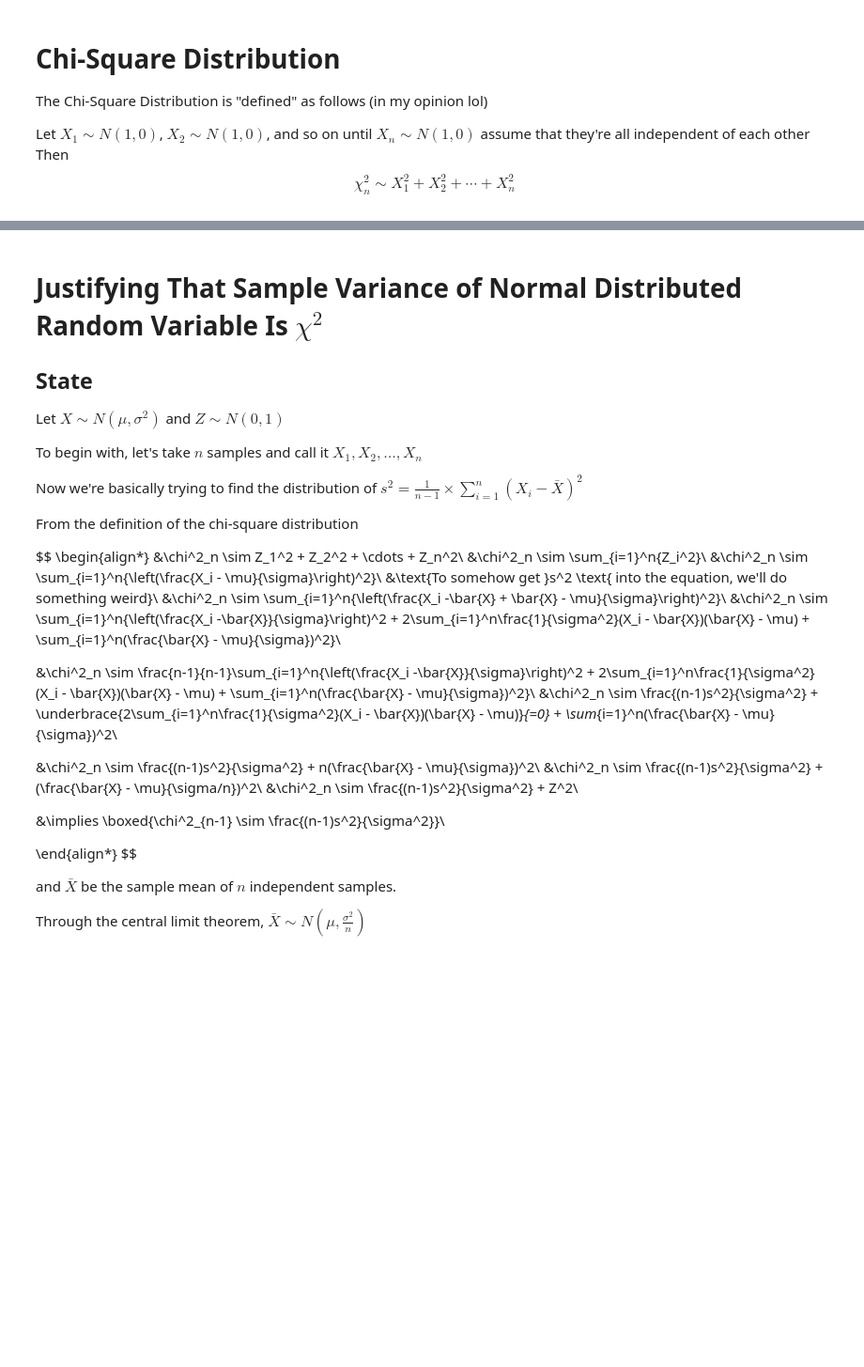
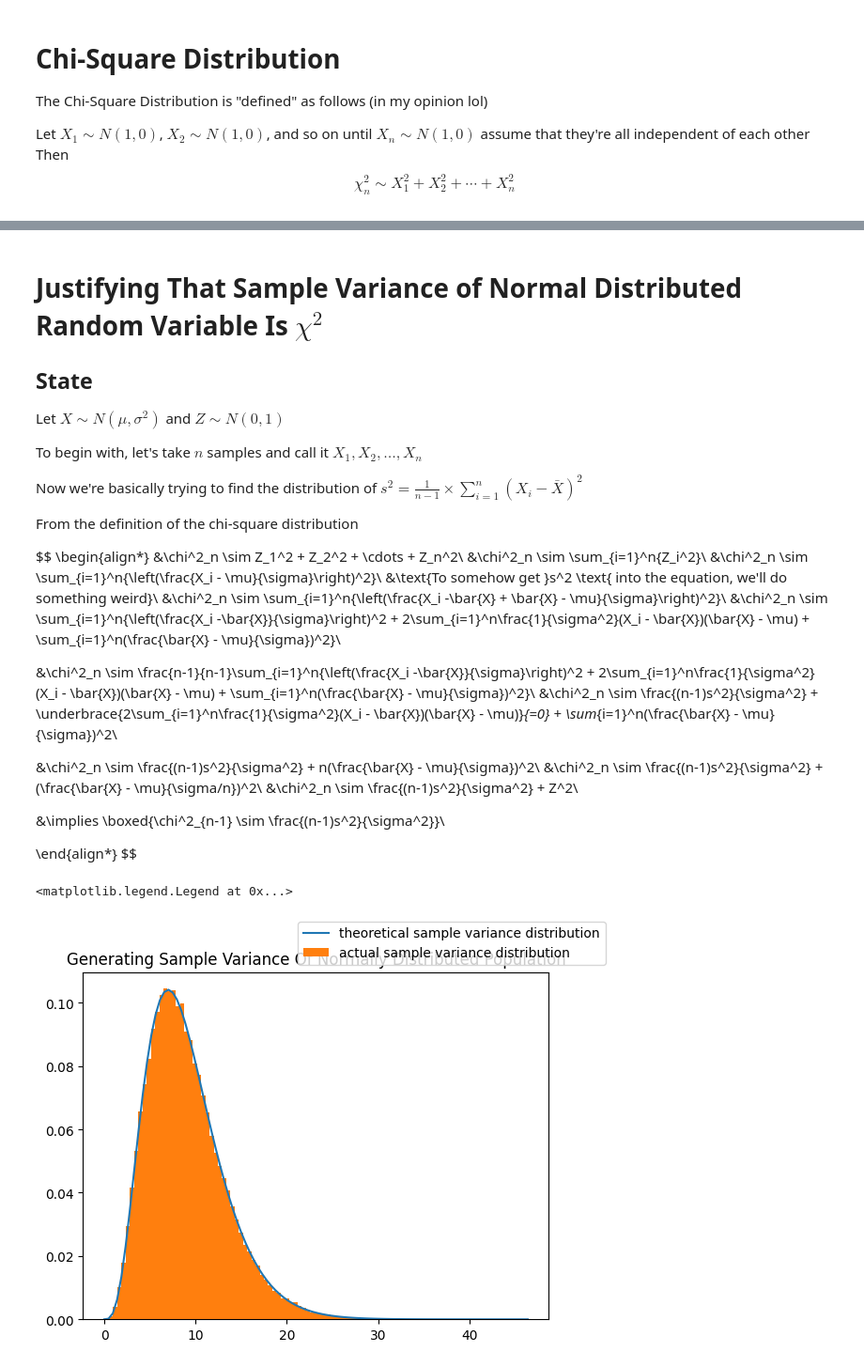
Before and after one commit to k1m-ch1/programming-files, a Jupyter notebook: statistics with numbers/6 - generating_chi_square.ipynb, the cells around one changed output, grey strips where cells are left out. Shown: that part at 94% size. Drawn from its saved outputs; the diff is of its cells as text; code cells hidden in the pictures; blank space fills up the shorter version.

Commit message:
worked on sample variance

```diff
--- a/statistics with numbers/6 - generating_chi_square.ipynb
+++ b/statistics with numbers/6 - generating_chi_square.ipynb
@@ -78,8 +78,38 @@ $$
 
 \end{align*}
 $$
-
-
-and $\bar{X}$ be the sample mean of $n$ independent samples.
-
-Through the central limit theorem, $\bar{X} \sim N(\mu, \frac{\sigma^2}{n})$
+# %%
+# generating runs amount of trials of n samples
+runs = 100_000
+n = 10
+
+var = 2
+mean = 100
+# population distribution
+
+my_norm_dist = stats.norm(mean, var**0.5)
+
+# generating random samples from the population and calculating its variance and scaling it to fit the chi square dist
+
+scaled_var = np.var(my_norm_dist.rvs(size=(runs, n)), axis=1, ddof=1)*(n-1)/var
+
+# theoretical distribution of variance
+
+my_chi2_dist = stats.chi2(df=n-1)
+
+# plotting the graphs
+
+fig, ax = plt.subplots(1,1)
+
+ax.set_title("Generating Sample Variance Of Normally Distributed Population")
+
+x_values = np.linspace(0, np.max(scaled_var), 100)
+
+ax.plot(x_values, my_chi2_dist.pdf(x_values), label="theoretical sample variance distribution")
+
+ax.hist(scaled_var, density=True, label="actual sample variance distribution", bins=100)
+
+fig.legend()
+# %% [output]
+<matplotlib.legend.Legend at 0x...>
+[figure, added]
```
Also changed, not shown: parts of 1 cell of this notebook, 1 other file.
